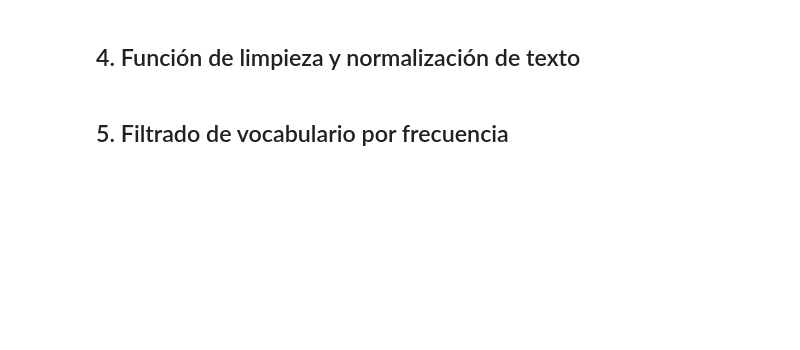
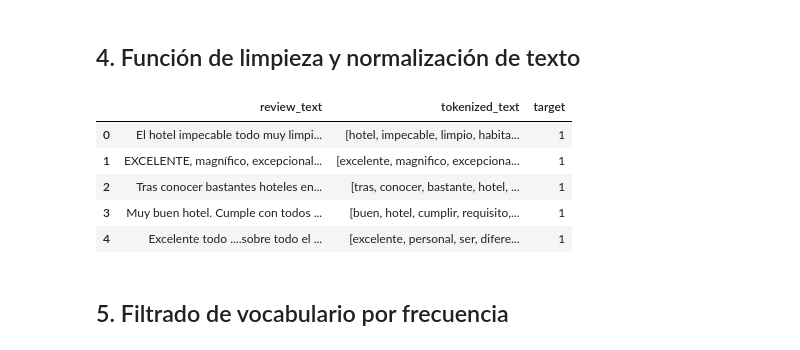
Before and after one commit to ecamposv/nlp-vision, a Jupyter notebook: semana-02/Tema-03/Tema 3 código.ipynb, the cells around one changed output. Drawn from its saved outputs; the diff is of its cells as text; code cells hidden in the pictures; blank space fills up the shorter version.

```diff
--- a/semana-02/Tema-03/Tema 3 código.ipynb
+++ b/semana-02/Tema-03/Tema 3 código.ipynb
@@ -98,28 +116,35 @@ stopwords_es = stopwords_es - neg_keep
 ## 4. Función de limpieza y normalización de texto
 # %%
 # Código base del PDF
-punct_re = re.compile(r"[()\[\]{}\/\'¿!¡?.,;:"<>|@#$%^&*_+=~`-]")
+punct_re = re.compile(r"[()\[\]{}\/\'¿!¡?.,;:\"<>|@#$%^&*_+=~`-]")
 
 def clean_text(texto: str, return_str: bool = False):
     doc = nlp(texto)
 
     tokens = []
     for t in doc:
         if t.is_space or t.is_punct or t.is_digit:
             continue
         lemma = t.lemma_.lower() if t.lemma_ else t.text.lower()
         if lemma in stopwords_es:
             continue
         clean_tok = unidecode(lemma)
         clean_tok = punct_re.sub("", clean_tok)
         if clean_tok and clean_tok.isalpha():
             tokens.append(clean_tok)
 
     return " ".join(tokens) if return_str else tokens
 
 data['tokenized_text'] = data['review_text'].apply(lambda x: clean_text(x))
 
 data[['review_text', 'tokenized_text', 'target']].head()
+# %% [output]
+|  | review_text | tokenized_text | target |
+| 0 | El hotel impecable todo muy limpi... | [hotel, impecable, limpio, habita... | 1 |
+| 1 | EXCELENTE, magnífico, excepcional... | [excelente, magnifico, excepciona... | 1 |
+| 2 | Tras conocer bastantes hoteles en... | [tras, conocer, bastante, hotel, ... | 1 |
+| 3 | Muy buen hotel. Cumple con todos ... | [buen, hotel, cumplir, requisito,... | 1 |
+| 4 | Excelente todo ....sobre todo el ... | [excelente, personal, ser, difere... | 1 |
 # %% [markdown]
 ## 5. Filtrado de vocabulario por frecuencia
 # %%
```
Also changed, not shown: parts of 10 cells of this notebook.
